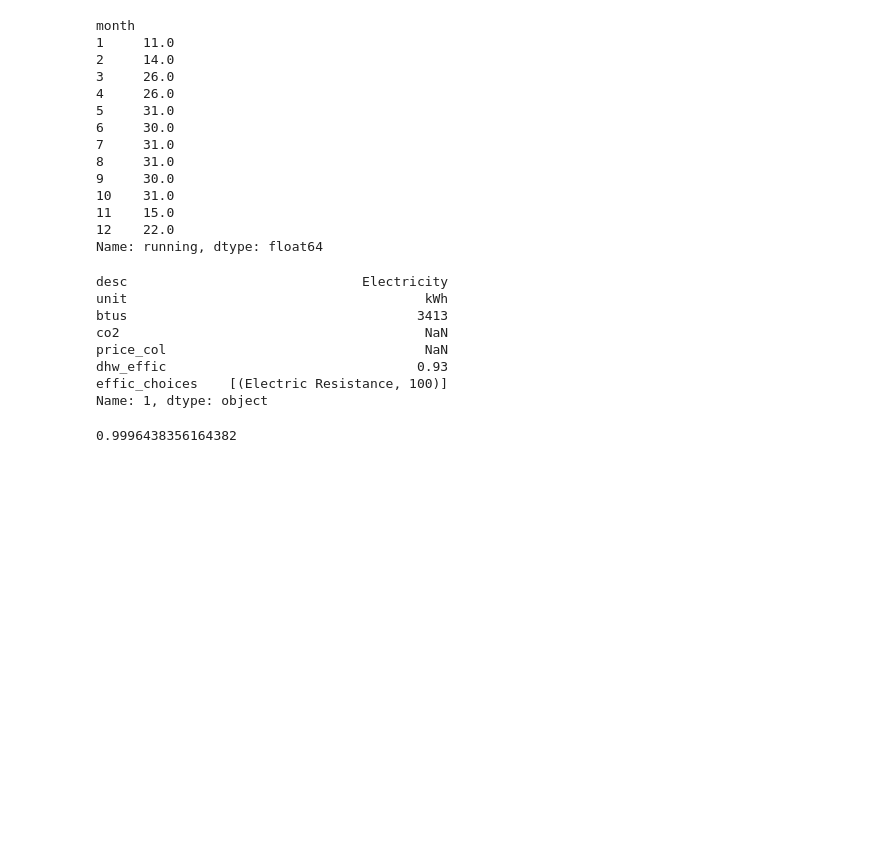
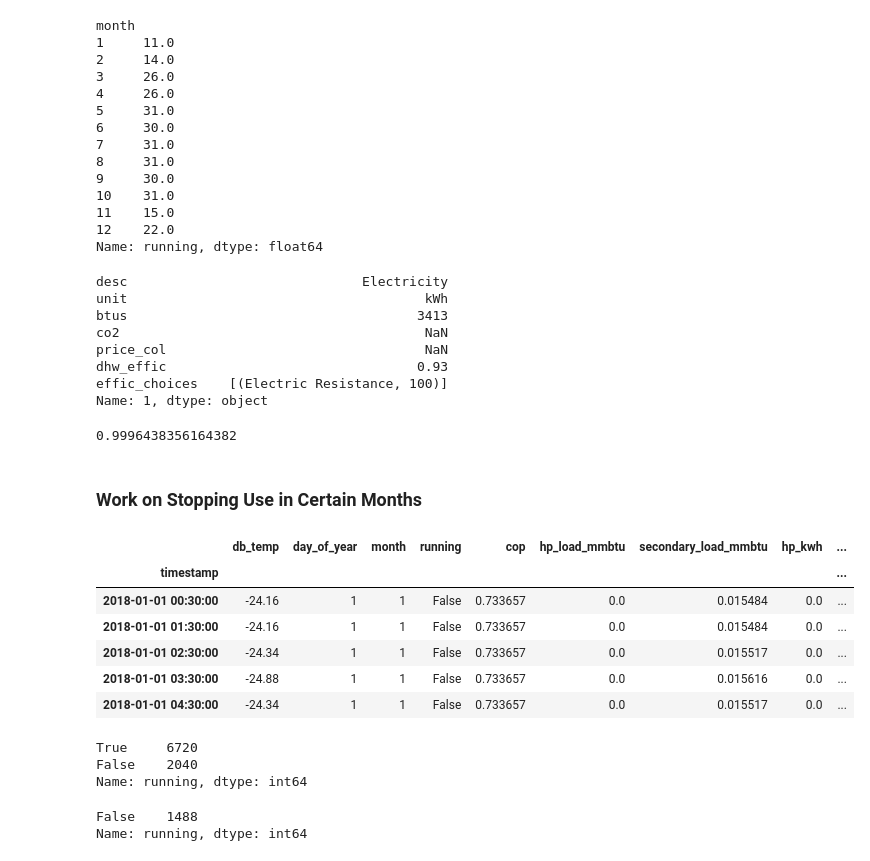
Before and after one commit to alanmitchell/heat-pump-calc, a Jupyter notebook: calculator_testing.ipynb, the cells around one changed output. Drawn from its saved outputs; the diff is of its cells as text; code cells hidden in the pictures; blank space fills up the shorter version.

Commit message:
Added Ability to shut down heat pump in any calendar month.

```diff
--- a/calculator_testing.ipynb
+++ b/calculator_testing.ipynb
@@ -50,6 +50,7 @@ inputs1 = dict(
     elec_use_may=350,
     hp_model_id=601,
     low_temp_cutoff=5,
+    off_months_chks=[12, 1],
     garage_stall_count=0,
     garage_heated_by_hp=False,
     bldg_floor_area=1000,
@@ -296,3 +298,21 @@ LIGHTS_OTHER_PAT = np.array([
 sum(DAYS_IN_MONTH * LIGHTS_OTHER_PAT)/365.
 # %% [output]
 0.9996438356164382
+# %% [markdown]
+### Work on Stopping Use in Certain Months
+# %%
+dfh.head()
+# %% [output]
+|  | db_temp | day_of_year | month | running | cop | hp_load_mmbtu | secondary_load_mmbtu | hp_kwh | ... |
+| timestamp |  |  |  |  |  |  |  |  | ... |
+| 2018-01-01 00:30:00 | -24.16 | 1 | 1 | False | 0.733657 | 0.0 | 0.015484 | 0.0 | ... |
+| 2018-01-01 01:30:00 | -24.16 | 1 | 1 | False | 0.733657 | 0.0 | 0.015484 | 0.0 | ... |
+| 2018-01-01 02:30:00 | -24.34 | 1 | 1 | False | 0.733657 | 0.0 | 0.015517 | 0.0 | ... |
+| 2018-01-01 03:30:00 | -24.88 | 1 | 1 | False | 0.733657 | 0.0 | 0.015616 | 0.0 | ... |
+| 2018-01-01 04:30:00 | -24.34 | 1 | 1 | False | 0.733657 | 0.0 | 0.015517 | 0.0 | ... |
+# %%
+dfh.running.value_counts()
+# %% [output]
+True     6720
+False    2040
+Name: running, dtype: int64
@@ -298,0 +322,5 @@ sum(DAYS_IN_MONTH * LIGHTS_OTHER_PAT)/365.
+# %%
+dfh.loc[mask].running.value_counts()
+# %% [output]
+False    1488
+Name: running, dtype: int64
```
Also changed, not shown: parts of 3 cells of this notebook, 5 other files.
